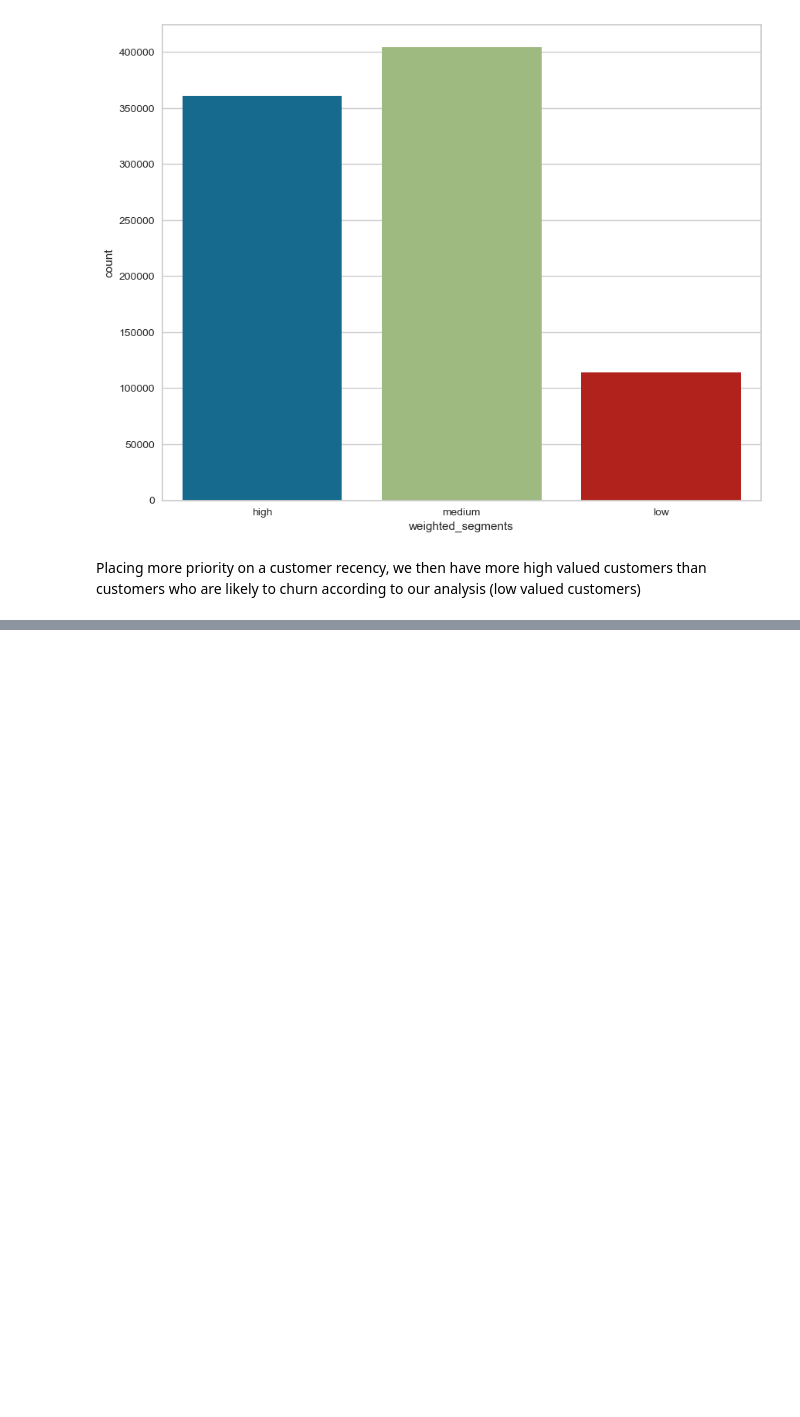
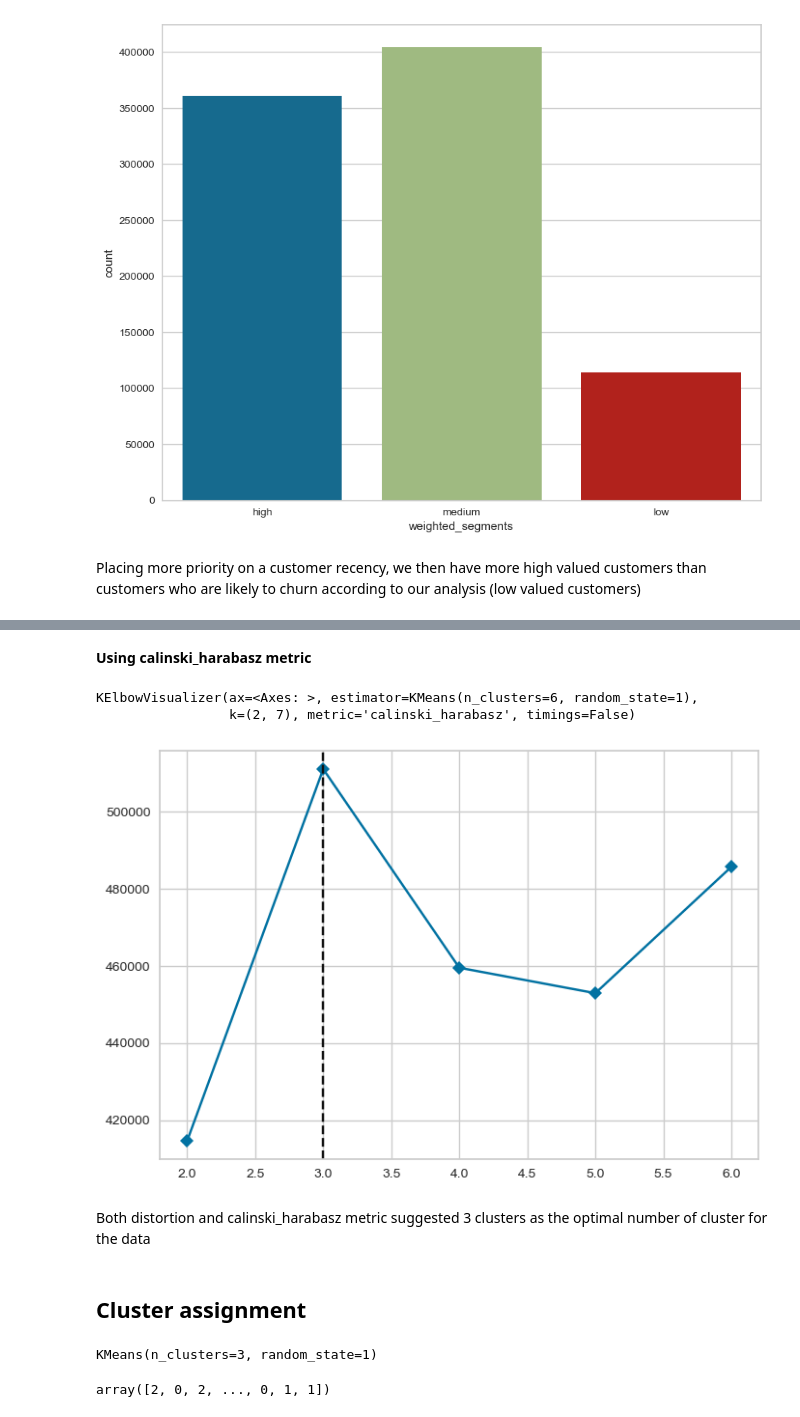
Before and after one commit to Emerald-GitHub/RFM-Based-Customer-Segmentation, a Jupyter notebook: Notebooks/RFM_Customer_Segmentation_solution.ipynb, the cells around one changed output, grey strips where cells are left out. Cells and saved outputs as stored; diff of their text form; code cells hidden in the pictures; blank space fills up the shorter version.

```diff
--- a/Notebooks/RFM_Customer_Segmentation_solution.ipynb
+++ b/Notebooks/RFM_Customer_Segmentation_solution.ipynb
@@ -695,0 +744,23 @@ Placing more priority on a customer recency, we then have more high valued custo
+# %% [markdown]
+**Using calinski_harabasz metric**
+# %%
+plot_model_2 = KElbowVisualizer(model, k=(2,7), metric='calinski_harabasz', timings=False)
+plot_model_2.fit(scaled_data)
+# %% [output]
+KElbowVisualizer(ax=<Axes: >, estimator=KMeans(n_clusters=6, random_state=1),
+                 k=(2, 7), metric='calinski_harabasz', timings=False)
+[figure, added]
+# %% [markdown]
+Both distortion and calinski_harabasz metric suggested 3 clusters as the optimal number of cluster for the data
+# %% [markdown]
+## Cluster assignment
+# %%
+final_model = KMeans(random_state = 1, n_clusters = 3)
+final_model.fit(scaled_data)
+# %% [output]
+KMeans(n_clusters=3, random_state=1)
+# %%
+cluster_assignment = final_model.labels_
+cluster_assignment
+# %% [output]
+array([2, 0, 2, ..., 0, 1, 1])
```
Also changed, not shown: parts of 27 cells of this notebook.
